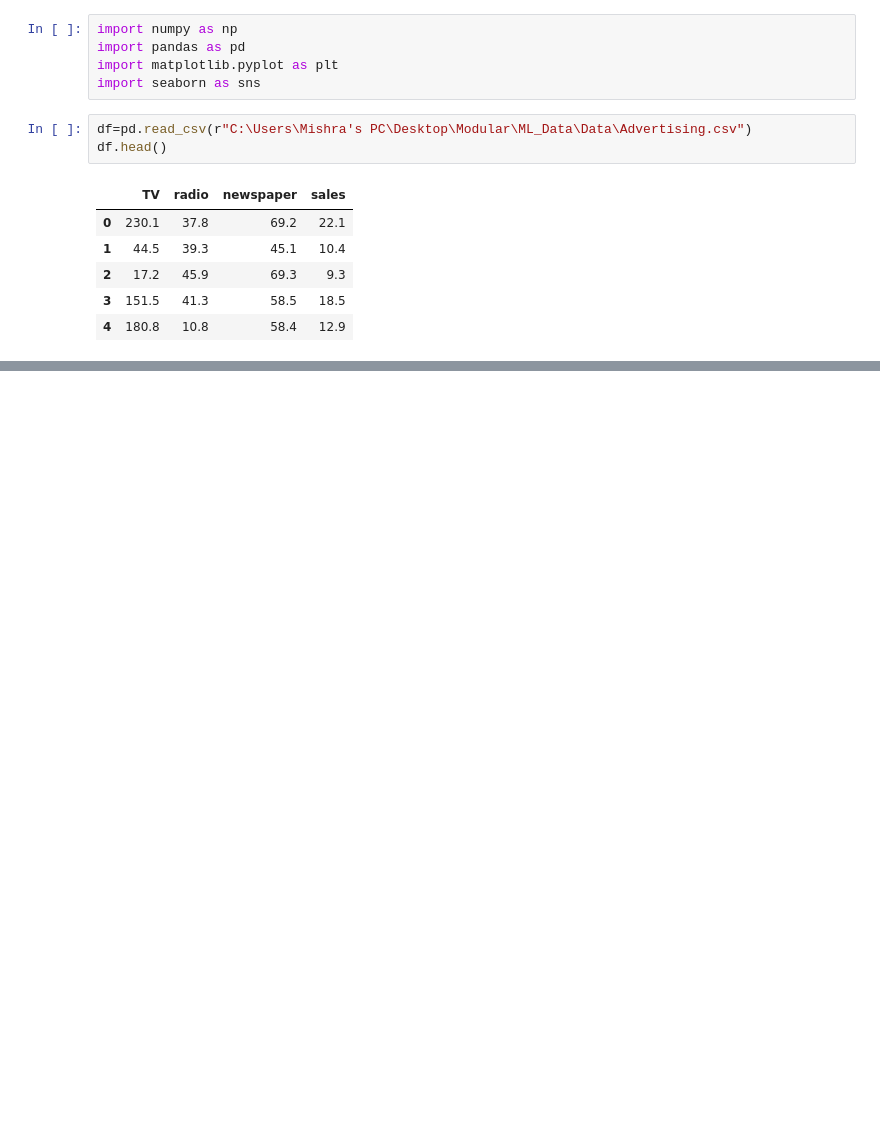
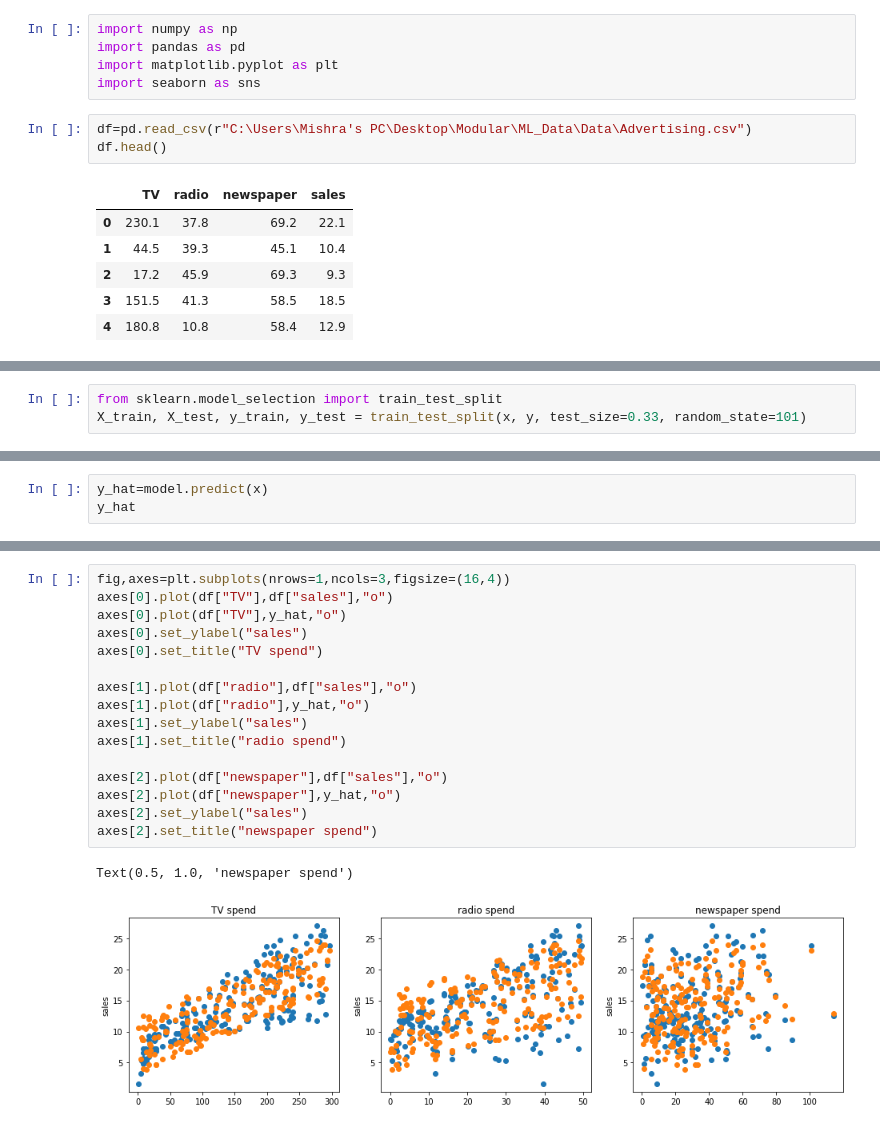
Before and after one commit to MishraAditya12126/ML_Data, a Jupyter notebook: Test notebook/Linear_regression.ipynb, the cells around one changed output, grey strips where cells are left out. Saved outputs shown, nothing was run; the diff lists cells and outputs as text; blank space fills up the shorter version.

```diff
--- a/Test notebook/Linear_regression.ipynb
+++ b/Test notebook/Linear_regression.ipynb
@@ -15,0 +36,3 @@ df.head()
+# %%
+from sklearn.model_selection import train_test_split
+X_train, X_test, y_train, y_test = train_test_split(x, y, test_size=0.33, random_state=101)
@@ -15,0 +116,3 @@ df.head()
+# %%
+y_hat=model.predict(x)
+y_hat
@@ -15,0 +137,19 @@ df.head()
+# %%
+fig,axes=plt.subplots(nrows=1,ncols=3,figsize=(16,4))
+axes[0].plot(df["TV"],df["sales"],"o")
+axes[0].plot(df["TV"],y_hat,"o")
+axes[0].set_ylabel("sales")
+axes[0].set_title("TV spend")
+
+axes[1].plot(df["radio"],df["sales"],"o")
+axes[1].plot(df["radio"],y_hat,"o")
+axes[1].set_ylabel("sales")
+axes[1].set_title("radio spend")
+
+axes[2].plot(df["newspaper"],df["sales"],"o")
+axes[2].plot(df["newspaper"],y_hat,"o")
+axes[2].set_ylabel("sales")
+axes[2].set_title("newspaper spend")
+# %% [output]
+Text(0.5, 1.0, 'newspaper spend')
+[figure, added]
```
Also changed, not shown: parts of 15 cells of this notebook.
